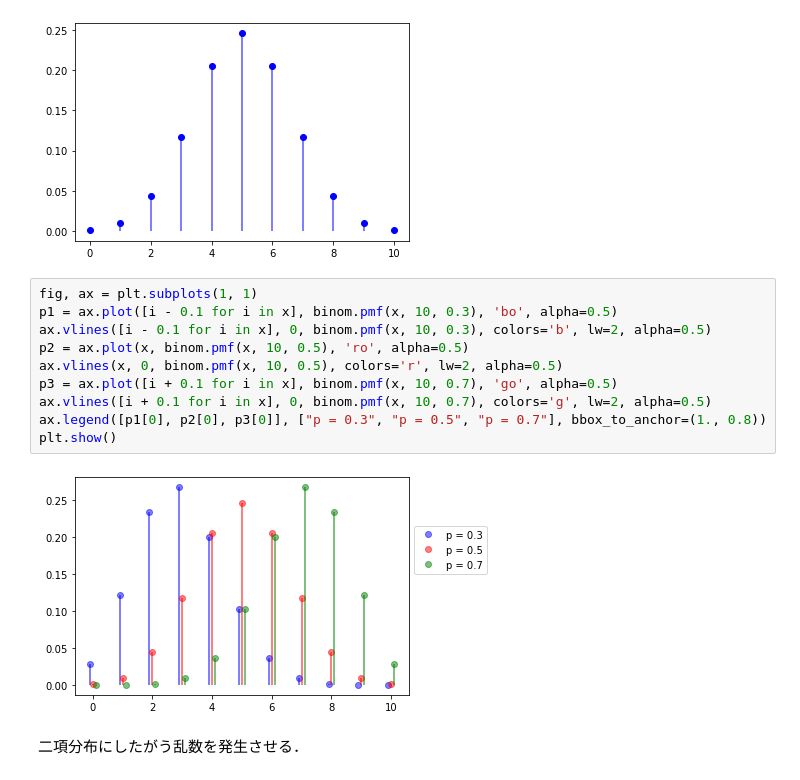
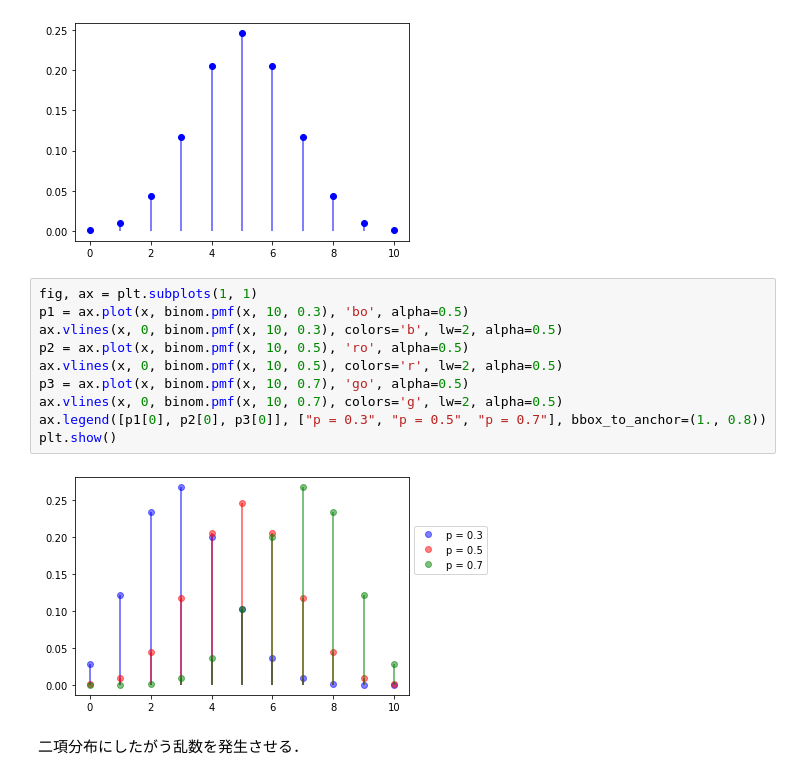
Before and after one commit to aishidajt9/BasicMath, a Jupyter notebook: BasicMath_by_Python_6-7.ipynb, the cells around one changed output. Drawn from its saved outputs; the diff is of its cells as text.

```diff
--- a/BasicMath_by_Python_6-7.ipynb
+++ b/BasicMath_by_Python_6-7.ipynb
@@ -98,16 +98,16 @@ plt.show()
 [figure]
 # %%
 fig, ax = plt.subplots(1, 1)
-p1 = ax.plot([i - 0.1 for i in x], binom.pmf(x, 10, 0.3), 'bo', alpha=0.5)
-ax.vlines([i - 0.1 for i in x], 0, binom.pmf(x, 10, 0.3), colors='b', lw=2, alpha=0.5)
+p1 = ax.plot(x, binom.pmf(x, 10, 0.3), 'bo', alpha=0.5)
+ax.vlines(x, 0, binom.pmf(x, 10, 0.3), colors='b', lw=2, alpha=0.5)
 p2 = ax.plot(x, binom.pmf(x, 10, 0.5), 'ro', alpha=0.5)
 ax.vlines(x, 0, binom.pmf(x, 10, 0.5), colors='r', lw=2, alpha=0.5)
-p3 = ax.plot([i + 0.1 for i in x], binom.pmf(x, 10, 0.7), 'go', alpha=0.5)
-ax.vlines([i + 0.1 for i in x], 0, binom.pmf(x, 10, 0.7), colors='g', lw=2, alpha=0.5)
+p3 = ax.plot(x, binom.pmf(x, 10, 0.7), 'go', alpha=0.5)
+ax.vlines(x, 0, binom.pmf(x, 10, 0.7), colors='g', lw=2, alpha=0.5)
 ax.legend([p1[0], p2[0], p3[0]], ["p = 0.3", "p = 0.5", "p = 0.7"], bbox_to_anchor=(1., 0.8))
 plt.show()
 # %% [output]
-[figure, old version]
+[figure, new version]
 # %% [markdown]
 二項分布にしたがう乱数を発生させる．
 # %%
```
Also changed, not shown: parts of 4 cells of this notebook.
